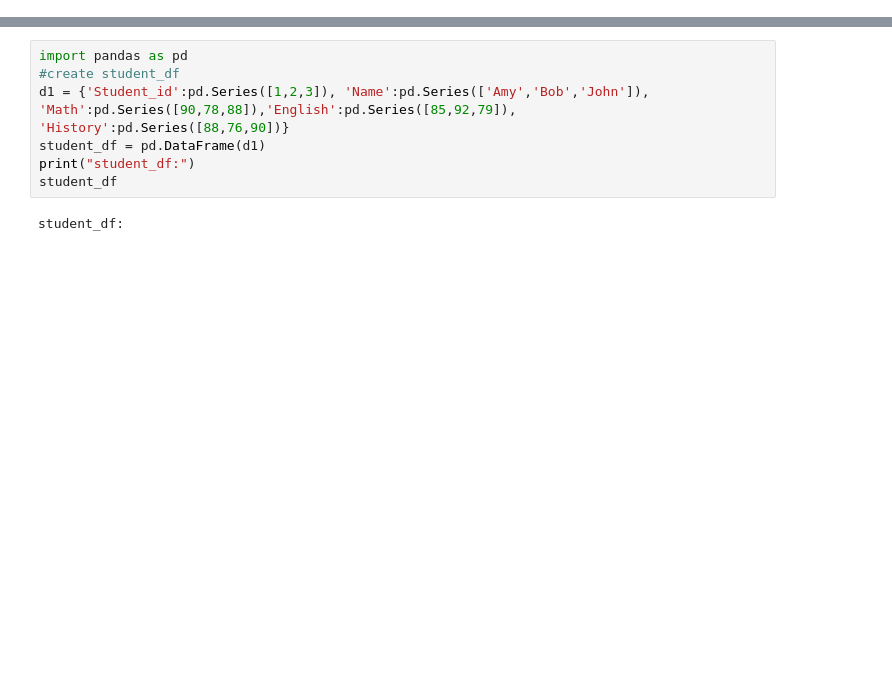
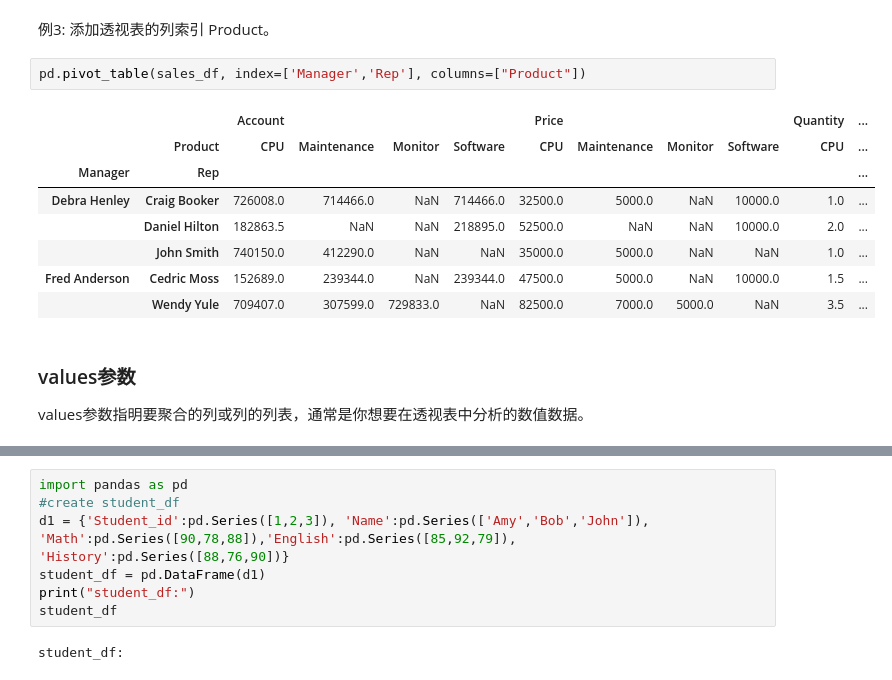
Before and after one commit to godaai/python-data-science, a Jupyter notebook: _build/eval/ch-pandas/data-melt.ipynb, the cells around one changed output, grey strips where cells are left out. Cells and saved outputs as stored; diff of their text form; blank space fills up the shorter version.

```diff
--- a/_build/eval/ch-pandas/data-melt.ipynb
+++ b/_build/eval/ch-pandas/data-melt.ipynb
@@ -0,0 +75,16 @@
+# %% [markdown]
+例3: 添加透视表的列索引 Product。
+# %%
+pd.pivot_table(sales_df, index=['Manager','Rep'], columns=["Product"])
+# %% [output]
+|  |  | Account |  |  |  | Price |  |  |  | Quantity | ... |
+|  | Product | CPU | Maintenance | Monitor | Software | CPU | Maintenance | Monitor | Software | CPU | ... |
+| Manager | Rep |  |  |  |  |  |  |  |  |  | ... |
+| Debra Henley | Craig Booker | 726008.0 | 714466.0 | NaN | 714466.0 | 32500.0 | 5000.0 | NaN | 10000.0 | 1.0 | ... |
+|  | Daniel Hilton | 182863.5 | NaN | NaN | 218895.0 | 52500.0 | NaN | NaN | 10000.0 | 2.0 | ... |
+|  | John Smith | 740150.0 | 412290.0 | NaN | NaN | 35000.0 | 5000.0 | NaN | NaN | 1.0 | ... |
+| Fred Anderson | Cedric Moss | 152689.0 | 239344.0 | NaN | 239344.0 | 47500.0 | 5000.0 | NaN | 10000.0 | 1.5 | ... |
+|  | Wendy Yule | 709407.0 | 307599.0 | 729833.0 | NaN | 82500.0 | 7000.0 | 5000.0 | NaN | 3.5 | ... |
+# %% [markdown]
+### values参数
+values参数指明要聚合的列或列的列表，通常是你想要在透视表中分析的数值数据。
```
Also changed, not shown: parts of 22 cells of this notebook, 1 other file.
